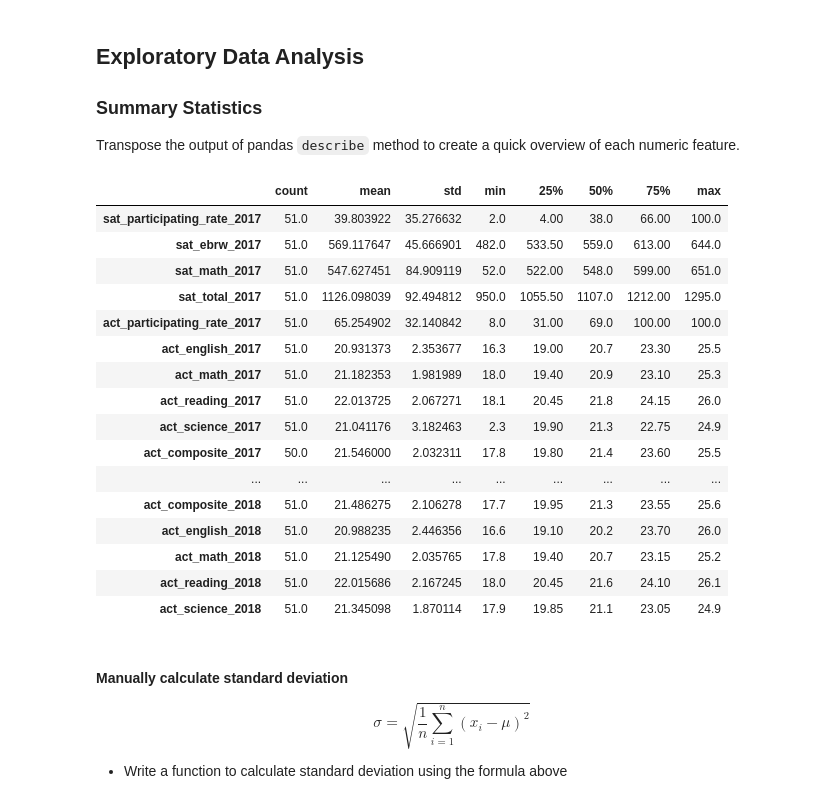
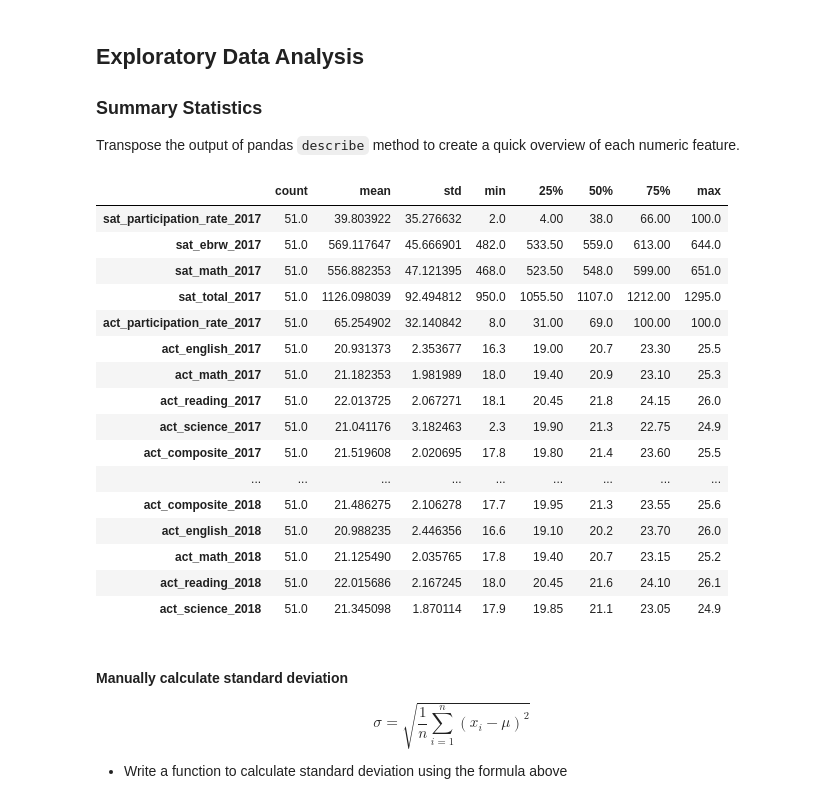
Before and after one commit to makkwokfai/dsiprojects, a Jupyter notebook: project_1/code/SAT & ACT Analysis.ipynb, the cells around one changed output. Saved outputs shown, nothing was run; the diff lists cells and outputs as text; code cells hidden in the pictures.

```diff
--- a/project_1/code/SAT & ACT Analysis.ipynb
+++ b/project_1/code/SAT & ACT Analysis.ipynb
@@ -362,8 +313,9 @@ Index(['state', 'participation', 'evidence-based reading and writing', 'math',
        'total'],
       dtype='object')
 # %%
+#Rename the column names of ACT
 act_2017cln.rename(columns={
-    'participation' : 'act_participating_rate_2017',
+    'participation' : 'act_participation_rate_2017',
     'english' : 'act_english_2017',
     'math' : 'act_math_2017',
     'reading' : 'act_reading_2017',
@@ -371,8 +323,9 @@ act_2017cln.rename(columns={
     'composite' : 'act_composite_2017'
 } , inplace=True)
 # %%
+#Rename the column names of SAT
 sat_2017cln.rename(columns={
-    'participation' : 'sat_participating_rate_2017',
+    'participation' : 'sat_participation_rate_2017',
     'evidence-based reading and writing' : 'sat_ebrw_2017',
     'math' : 'sat_math_2017',
     'total' : 'sat_total_2017'
@@ -573,7 +596,7 @@ Index(['state', 'participation', 'evidence-based reading and writing', 'math',
       dtype='object')
 # %%
 act_2018cln.rename(columns={
-    'percentage of students tested' : 'act_participating_rate_2018',
+    'percentage of students tested' : 'act_participation_rate_2018',
     'average composite score' : 'act_composite_2018',
     'average english score' : 'act_english_2018',
     'average math score' : 'act_math_2018',
@@ -646,19 +669,20 @@ final.to_csv('../data/final.csv')
 ### Summary Statistics
 Transpose the output of pandas `describe` method to create a quick overview of each numeric feature.
 # %%
-final.describe().transpose()
+stats_describe = final.describe().transpose()
+stats_describe
 # %% [output]
 |  | count | mean | std | min | 25% | 50% | 75% | max |
-| sat_participating_rate_2017 | 51.0 | 39.803922 | 35.276632 | 2.0 | 4.00 | 38.0 | 66.00 | 100.0 |
+| sat_participation_rate_2017 | 51.0 | 39.803922 | 35.276632 | 2.0 | 4.00 | 38.0 | 66.00 | 100.0 |
 | sat_ebrw_2017 | 51.0 | 569.117647 | 45.666901 | 482.0 | 533.50 | 559.0 | 613.00 | 644.0 |
-| sat_math_2017 | 51.0 | 547.627451 | 84.909119 | 52.0 | 522.00 | 548.0 | 599.00 | 651.0 |
+| sat_math_2017 | 51.0 | 556.882353 | 47.121395 | 468.0 | 523.50 | 548.0 | 599.00 | 651.0 |
 | sat_total_2017 | 51.0 | 1126.098039 | 92.494812 | 950.0 | 1055.50 | 1107.0 | 1212.00 | 1295.0 |
-| act_participating_rate_2017 | 51.0 | 65.254902 | 32.140842 | 8.0 | 31.00 | 69.0 | 100.00 | 100.0 |
+| act_participation_rate_2017 | 51.0 | 65.254902 | 32.140842 | 8.0 | 31.00 | 69.0 | 100.00 | 100.0 |
 | act_english_2017 | 51.0 | 20.931373 | 2.353677 | 16.3 | 19.00 | 20.7 | 23.30 | 25.5 |
 | act_math_2017 | 51.0 | 21.182353 | 1.981989 | 18.0 | 19.40 | 20.9 | 23.10 | 25.3 |
 | act_reading_2017 | 51.0 | 22.013725 | 2.067271 | 18.1 | 20.45 | 21.8 | 24.15 | 26.0 |
 | act_science_2017 | 51.0 | 21.041176 | 3.182463 | 2.3 | 19.90 | 21.3 | 22.75 | 24.9 |
-| act_composite_2017 | 50.0 | 21.546000 | 2.032311 | 17.8 | 19.80 | 21.4 | 23.60 | 25.5 |
+| act_composite_2017 | 51.0 | 21.519608 | 2.020695 | 17.8 | 19.80 | 21.4 | 23.60 | 25.5 |
 | ... | ... | ... | ... | ... | ... | ... | ... | ... |
 | act_composite_2018 | 51.0 | 21.486275 | 2.106278 | 17.7 | 19.95 | 21.3 | 23.55 | 25.6 |
 | act_english_2018 | 51.0 | 20.988235 | 2.446356 | 16.6 | 19.10 | 20.2 | 23.70 | 26.0 |
```
Also changed, not shown: parts of 103 cells of this notebook, 5 other files.
